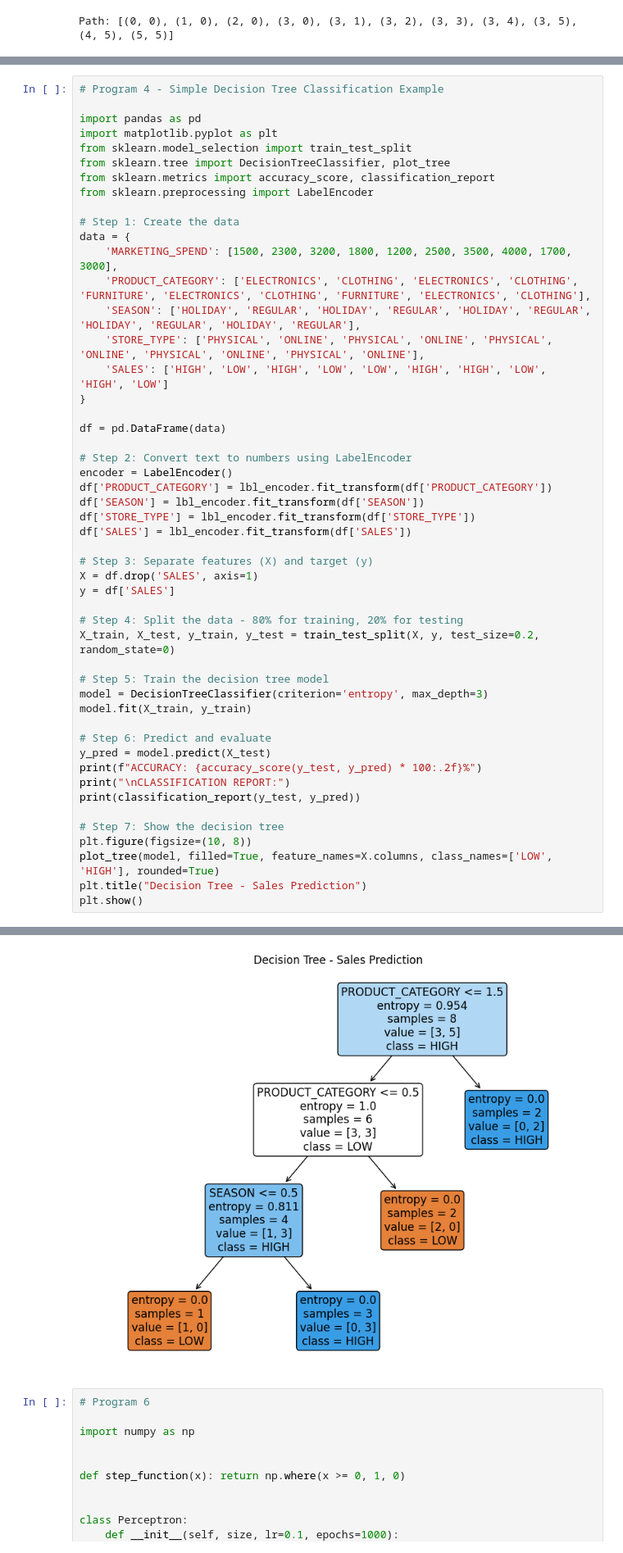
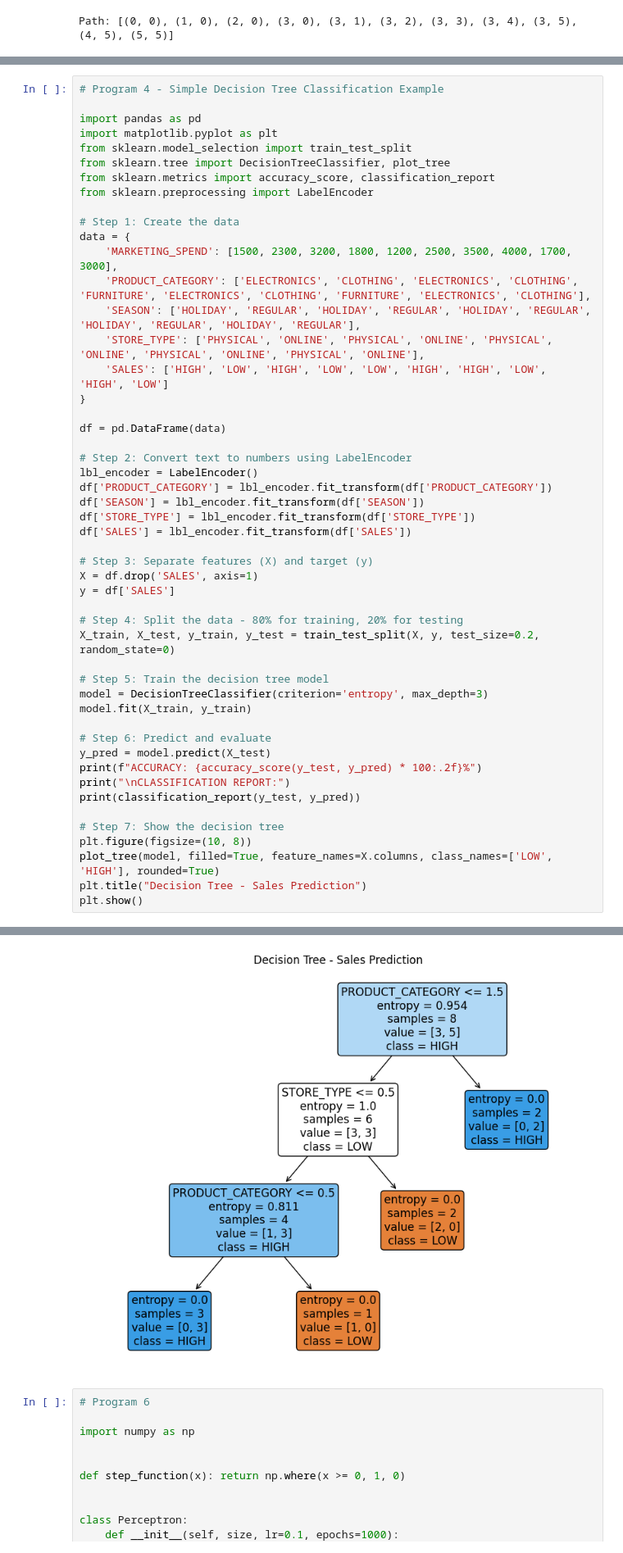
Before and after one commit to np-nandanpatil/ml-lab, a Jupyter notebook: SimplifiedLabPrograms.ipynb, the cells around one changed output, grey strips where cells are left out. Shown at 82% size. Saved outputs shown, nothing was run; the diff lists cells and outputs as text.

```diff
--- a/SimplifiedLabPrograms.ipynb
+++ b/SimplifiedLabPrograms.ipynb
@@ -187,7 +187,7 @@ data = {
 df = pd.DataFrame(data)
 
 # Step 2: Convert text to numbers using LabelEncoder
-encoder = LabelEncoder()
+lbl_encoder = LabelEncoder()
 df['PRODUCT_CATEGORY'] = lbl_encoder.fit_transform(df['PRODUCT_CATEGORY'])
 df['SEASON'] = lbl_encoder.fit_transform(df['SEASON'])
 df['STORE_TYPE'] = lbl_encoder.fit_transform(df['STORE_TYPE'])
@@ -199,34 +199,34 @@ y = df['SALES']
 
 # Step 4: Split the data - 80% for training, 20% for testing
 X_train, X_test, y_train, y_test = train_test_split(X, y, test_size=0.2, random_state=0)
 
 # Step 5: Train the decision tree model
 model = DecisionTreeClassifier(criterion='entropy', max_depth=3)
 model.fit(X_train, y_train)
 
 # Step 6: Predict and evaluate
 y_pred = model.predict(X_test)
 print(f"ACCURACY: {accuracy_score(y_test, y_pred) * 100:.2f}%")
 print("\nCLASSIFICATION REPORT:")
 print(classification_report(y_test, y_pred))
 
 # Step 7: Show the decision tree
 plt.figure(figsize=(10, 8))
 plot_tree(model, filled=True, feature_names=X.columns, class_names=['LOW', 'HIGH'], rounded=True)
 plt.title("Decision Tree - Sales Prediction")
 plt.show()
 # %% [output]
 ACCURACY: 100.00%
 
 CLASSIFICATION REPORT:
               precision    recall  f1-score   support
 
            0       1.00      1.00      1.00         2
 
     accuracy                           1.00         2
    macro avg       1.00      1.00      1.00         2
 weighted avg       1.00      1.00      1.00         2
-[figure, old version]
+[figure, new version]
 # %%
 # Program 6
 
```
